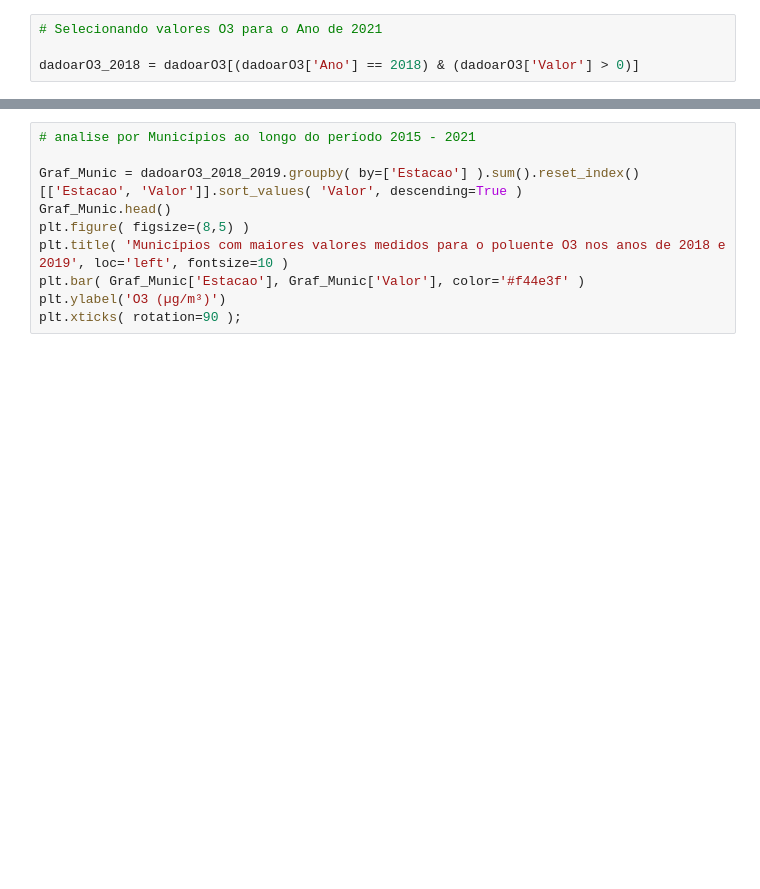
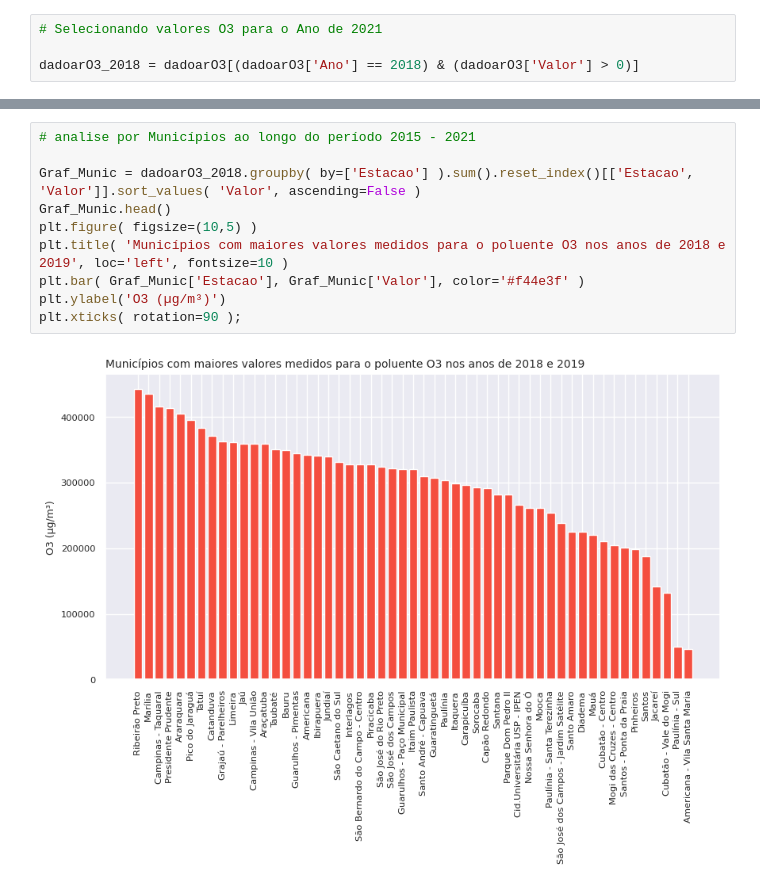
Before and after one commit to Luciahelenasantos/PUC-SPRINT-III, a Jupyter notebook: MVP_SPRINTIII_V1.ipynb, the cells around one changed output, grey strips where cells are left out. Saved outputs shown, nothing was run; the diff lists cells and outputs as text; blank space fills up the shorter version.

```diff
--- a/MVP_SPRINTIII_V1.ipynb
+++ b/MVP_SPRINTIII_V1.ipynb
@@ -405,13 +501,15 @@ NameError: ignored
 # %%
 # analise por Municípios ao longo do período 2015 - 2021
 
-Graf_Munic = dadoarO3_2018_2019.groupby( by=['Estacao'] ).sum().reset_index()[['Estacao', 'Valor']].sort_values( 'Valor', descending=True )
+Graf_Munic = dadoarO3_2018.groupby( by=['Estacao'] ).sum().reset_index()[['Estacao', 'Valor']].sort_values( 'Valor', ascending=False )
 Graf_Munic.head()
-plt.figure( figsize=(8,5) )
+plt.figure( figsize=(10,5) )
 plt.title( 'Municípios com maiores valores medidos para o poluente O3 nos anos de 2018 e 2019', loc='left', fontsize=10 )
 plt.bar( Graf_Munic['Estacao'], Graf_Munic['Valor'], color='#f44e3f' )
 plt.ylabel('O3 (µg/m³)')
 plt.xticks( rotation=90 );
+# %% [output]
+[figure, added]
 # %%
 # Gráfico de barras referente à ozônio O3
 
```
Also changed, not shown: parts of 46 cells of this notebook.
